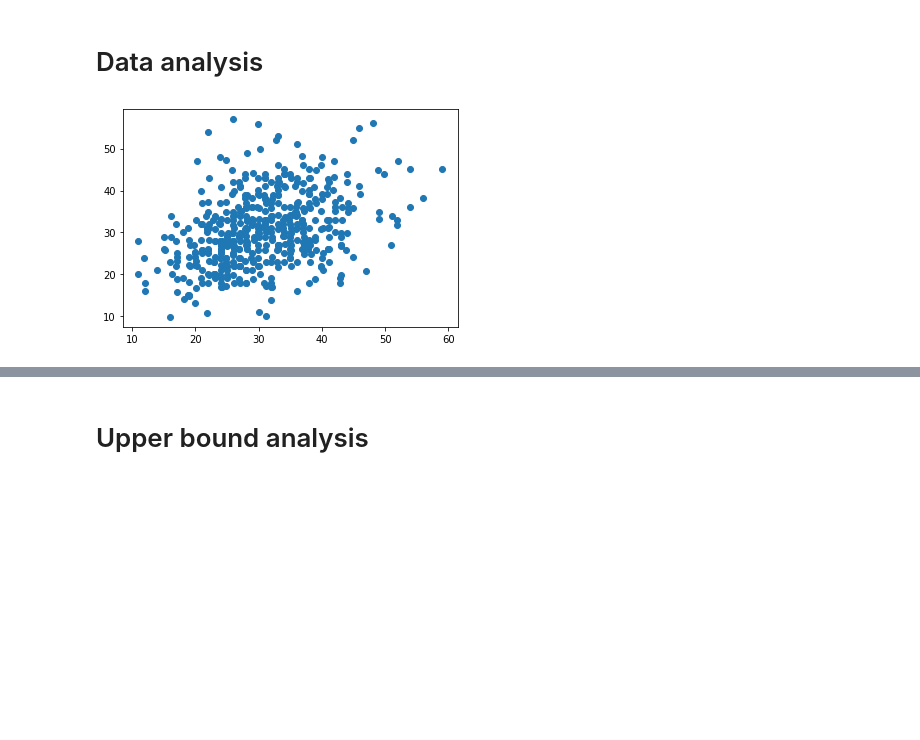
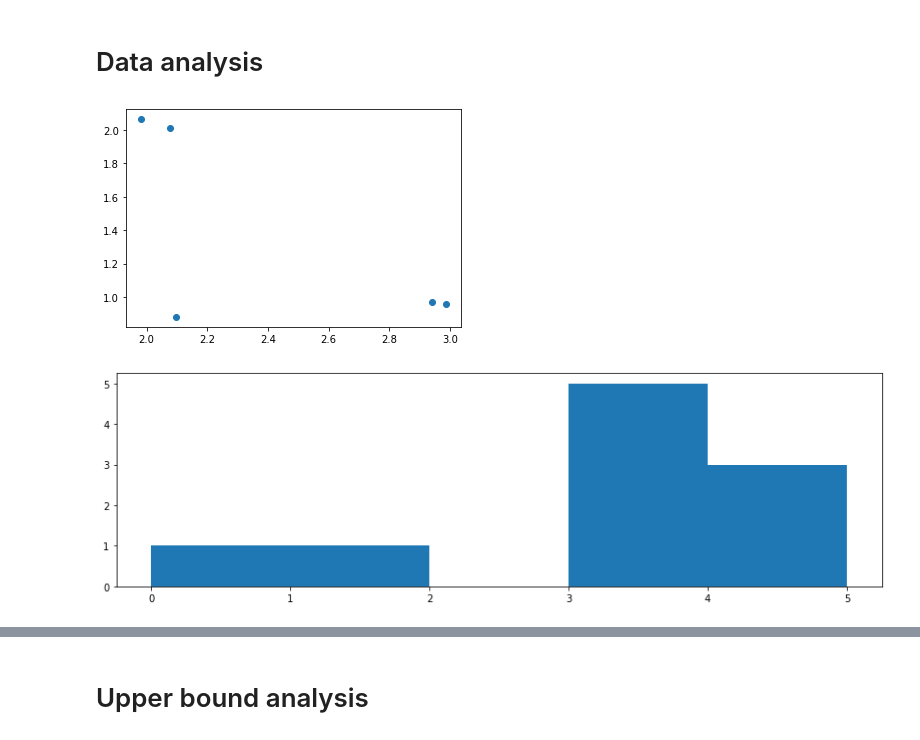
Before and after one commit to tonghuikang/codecomp, a Jupyter notebook: template/notebook_adhoc.ipynb, the cells around one changed output, grey strips where cells are left out. Cells and saved outputs as stored; diff of their text form; code cells hidden in the pictures; blank space fills up the shorter version.

```diff
--- a/template/notebook_adhoc.ipynb
+++ b/template/notebook_adhoc.ipynb
@@ -21,7 +26,7 @@ cases = [case_a, case_b, case_c, case_d, case_e]
 case = case_a
 case = case_b
 case = case_c
-case = case_d
+# case = case_d
 # case = case_e
 # %%
 with open(folder_in + case) as f:
@@ -65,4 +74,4 @@ plt.scatter(np.array(xcount) + np.random.randn(length)/10,
             np.array(ycount) + np.random.randn(length)/10)
 plt.show()
 # %% [output]
-[figure, old version]
+[figure, new version]
@@ -68,0 +92,19 @@ plt.show()
+# %%
+# https://graph-tool.skewed.de/static/doc/quickstart.html
+G = graph_tool.Graph(directed=False)
+G.add_vertex(len(xrr))
+
+for i,(xr1,yr1) in enumerate(zip(xrr, yrr)):
+    for j,(xr2,yr2) in enumerate(zip(xrr[i+1:], yrr[i+1:]), start=i+1):
+        if xr1 & yr2 or xr2 & yr1:
+            G.add_edge(i,j)
+
+# too slow
+# nx.draw(G)
+# %%
+plt.figure(figsize=(14,4))
+degrees = G.get_total_degrees(G.get_vertices())
+plt.hist(degrees, bins=range(0, int(max(degrees)) + 2))
+plt.show()
+# %% [output]
+[figure, added]
```
Also changed, not shown: parts of 19 cells of this notebook.
